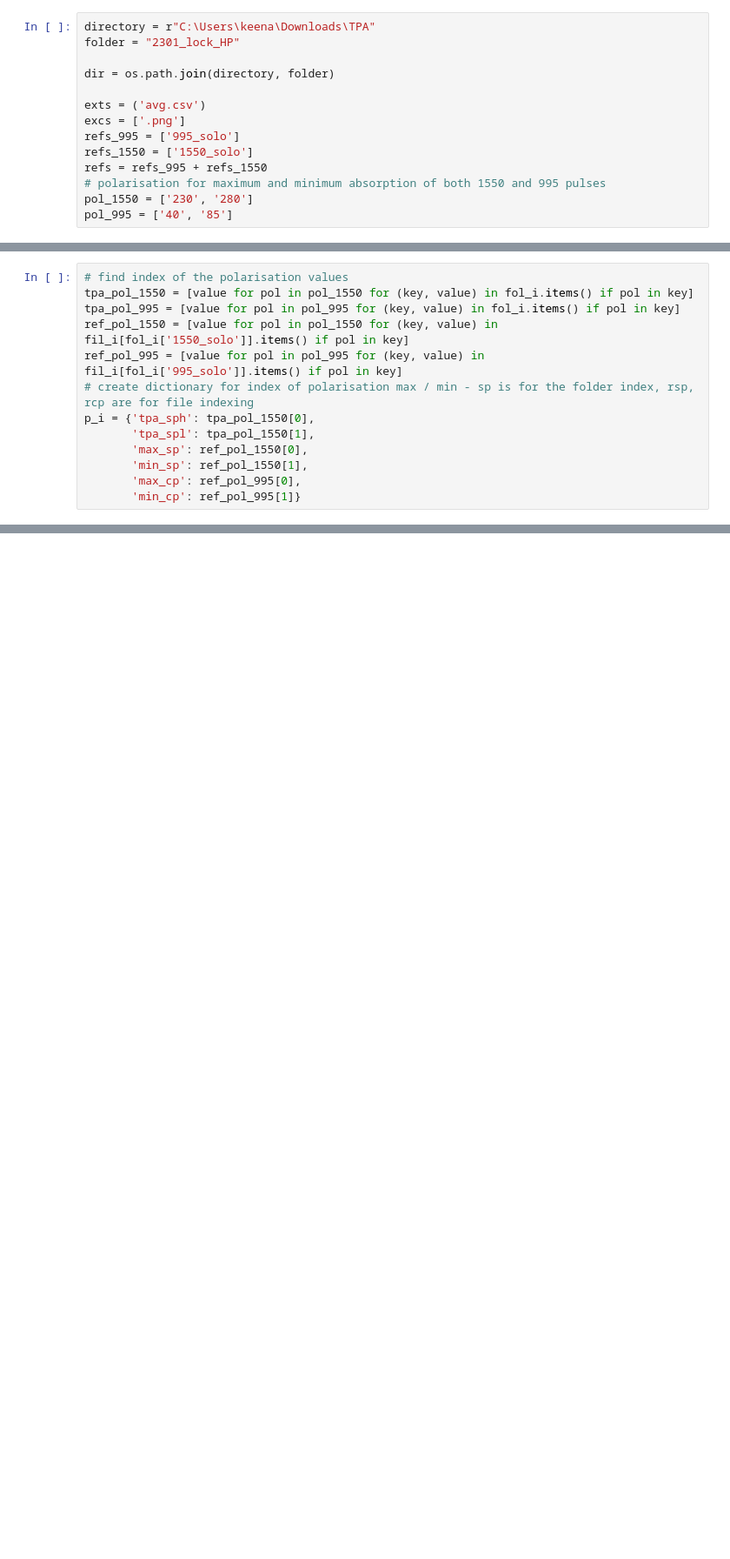
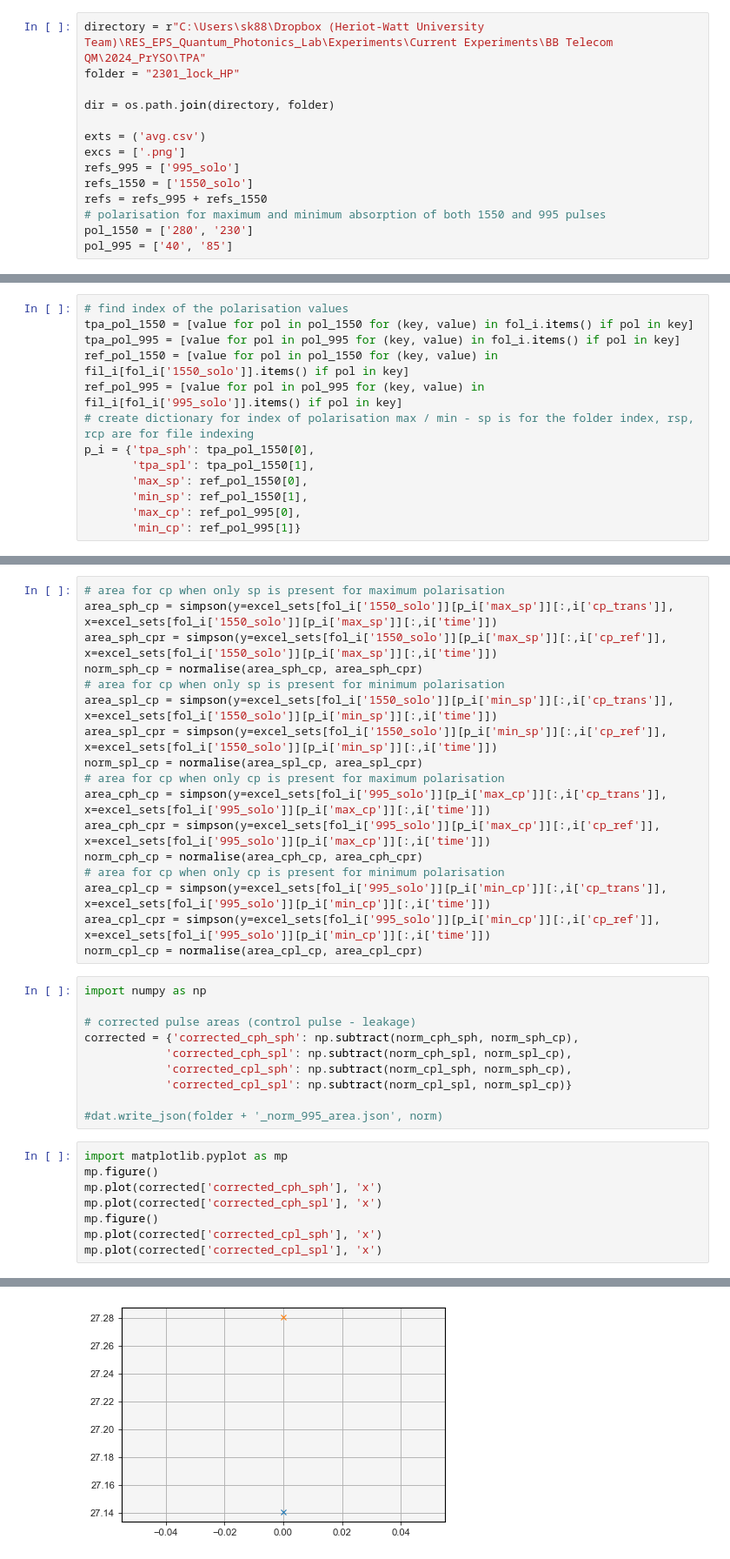
Before and after one commit to SMK-UK/TPA, a Jupyter notebook: 2301_lock_HP.ipynb, the cells around one changed output, grey strips where cells are left out. Shown at 87% size. Saved outputs shown, nothing was run; the diff lists cells and outputs as text; blank space fills up the shorter version.

```diff
--- a/2301_lock_HP.ipynb
+++ b/2301_lock_HP.ipynb
@@ -8,7 +9,7 @@ from scipy.integrate import simpson
 
 import os
 # %%
-directory = r"C:\Users\keena\Downloads\TPA"
+directory = r"C:\Users\sk88\Dropbox (Heriot-Watt University Team)\RES_EPS_Quantum_Photonics_Lab\Experiments\Current Experiments\BB Telecom QM\2024_PrYSO\TPA"
 folder = "2301_lock_HP"
 
 dir = os.path.join(directory, folder)
@@ -19,7 +20,7 @@ refs_995 = ['995_solo']
 refs_1550 = ['1550_solo']
 refs = refs_995 + refs_1550
 # polarisation for maximum and minimum absorption of both 1550 and 995 pulses
-pol_1550 = ['230', '280']
+pol_1550 = ['280', '230']
 pol_995 = ['40', '85']
 # %%
 # interogate directory to extract folder and file names
@@ -111,0 +117,36 @@ dat.write_json(folder + '.json', norm)
+# %%
+# area for cp when only sp is present for maximum polarisation
+area_sph_cp = simpson(y=excel_sets[fol_i['1550_solo']][p_i['max_sp']][:,i['cp_trans']], x=excel_sets[fol_i['1550_solo']][p_i['max_sp']][:,i['time']])
+area_sph_cpr = simpson(y=excel_sets[fol_i['1550_solo']][p_i['max_sp']][:,i['cp_ref']], x=excel_sets[fol_i['1550_solo']][p_i['max_sp']][:,i['time']])
+norm_sph_cp = normalise(area_sph_cp, area_sph_cpr)
+# area for cp when only sp is present for minimum polarisation
+area_spl_cp = simpson(y=excel_sets[fol_i['1550_solo']][p_i['min_sp']][:,i['cp_trans']], x=excel_sets[fol_i['1550_solo']][p_i['min_sp']][:,i['time']])
+area_spl_cpr = simpson(y=excel_sets[fol_i['1550_solo']][p_i['min_sp']][:,i['cp_ref']], x=excel_sets[fol_i['1550_solo']][p_i['min_sp']][:,i['time']])
+norm_spl_cp = normalise(area_spl_cp, area_spl_cpr)
+# area for cp when only cp is present for maximum polarisation
+area_cph_cp = simpson(y=excel_sets[fol_i['995_solo']][p_i['max_cp']][:,i['cp_trans']], x=excel_sets[fol_i['995_solo']][p_i['max_cp']][:,i['time']])
+area_cph_cpr = simpson(y=excel_sets[fol_i['995_solo']][p_i['max_cp']][:,i['cp_ref']], x=excel_sets[fol_i['995_solo']][p_i['max_cp']][:,i['time']])
+norm_cph_cp = normalise(area_cph_cp, area_cph_cpr)
+# area for cp when only cp is present for minimum polarisation
+area_cpl_cp = simpson(y=excel_sets[fol_i['995_solo']][p_i['min_cp']][:,i['cp_trans']], x=excel_sets[fol_i['995_solo']][p_i['min_cp']][:,i['time']])
+area_cpl_cpr = simpson(y=excel_sets[fol_i['995_solo']][p_i['min_cp']][:,i['cp_ref']], x=excel_sets[fol_i['995_solo']][p_i['min_cp']][:,i['time']])
+norm_cpl_cp = normalise(area_cpl_cp, area_cpl_cpr)
+# %%
+import numpy as np
+
+# corrected pulse areas (control pulse - leakage)
+corrected = {'corrected_cph_sph': np.subtract(norm_cph_sph, norm_sph_cp),
+            'corrected_cph_spl': np.subtract(norm_cph_spl, norm_spl_cp),
+            'corrected_cpl_sph': np.subtract(norm_cpl_sph, norm_sph_cp),
+            'corrected_cpl_spl': np.subtract(norm_cpl_spl, norm_spl_cp)}
+
+#dat.write_json(folder + '_norm_995_area.json', norm)
+# %%
+import matplotlib.pyplot as mp
+mp.figure()
+mp.plot(corrected['corrected_cph_sph'], 'x')
+mp.plot(corrected['corrected_cph_spl'], 'x')
+mp.figure()
+mp.plot(corrected['corrected_cpl_sph'], 'x')
+mp.plot(corrected['corrected_cpl_spl'], 'x')
+# %% [output]
@@ -111,0 +154 @@ dat.write_json(folder + '.json', norm)
+[figure, added]
```
Also changed, not shown: parts of 11 cells of this notebook, 8 other files.
